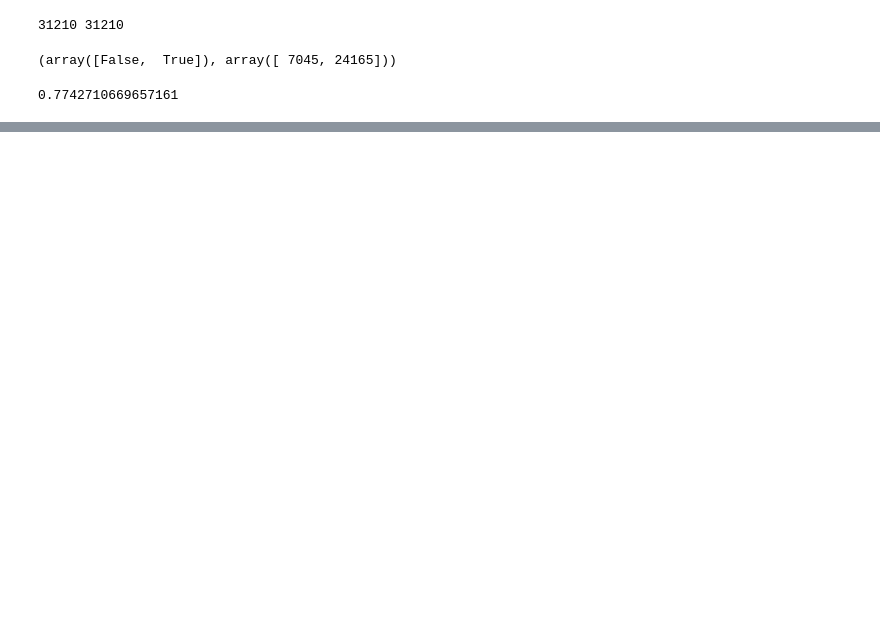
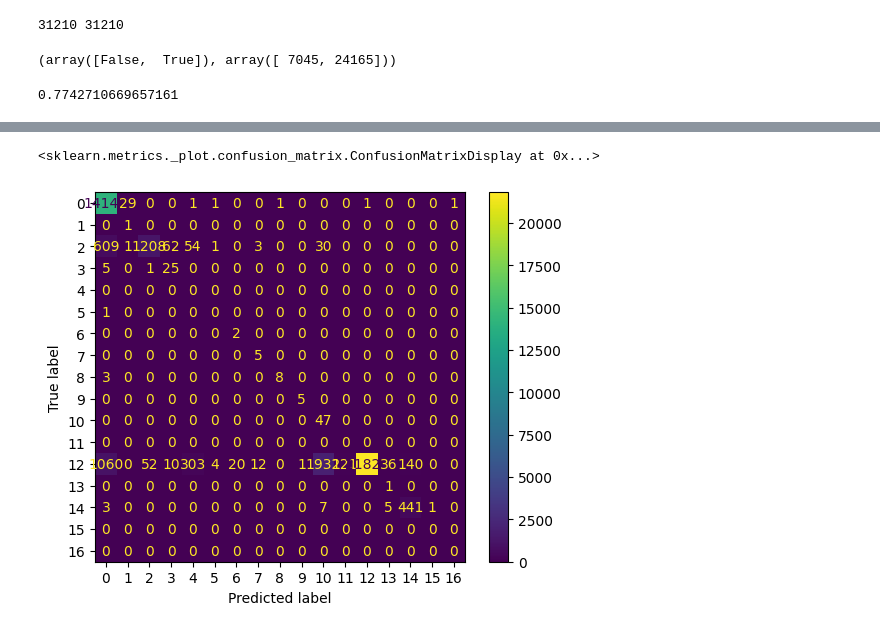
Before and after one commit to copenlu/frame-align, a Jupyter notebook: notebooks/Results Analysis.ipynb, the cells around one changed output, grey strips where cells are left out. Cells and saved outputs as stored; diff of their text form; code cells hidden in the pictures; blank space fills up the shorter version.

```diff
--- a/notebooks/Results Analysis.ipynb
+++ b/notebooks/Results Analysis.ipynb
@@ -85,0 +149,3 @@ out_df[out_df['correct'] == 0].sample(100)[['text', 'label', 'pred_frames']]
+# %%
+frame_map_inv = {i:k for k,i in frame_map.items()}
+predicted_name_mapped = [int(frame_map_inv[i][:-2]) for i in predicted_names]
@@ -85,0 +156,7 @@ out_df[out_df['correct'] == 0].sample(100)[['text', 'label', 'pred_frames']]
+# %%
+cfm = confusion_matrix(predicted_name_mapped, predicted_ids)
+disp = ConfusionMatrixDisplay(confusion_matrix=cfm)
+disp.plot()
+# %% [output]
+<sklearn.metrics._plot.confusion_matrix.ConfusionMatrixDisplay at 0x...>
+[figure, added]
```
Also changed, not shown: parts of 10 cells of this notebook.
